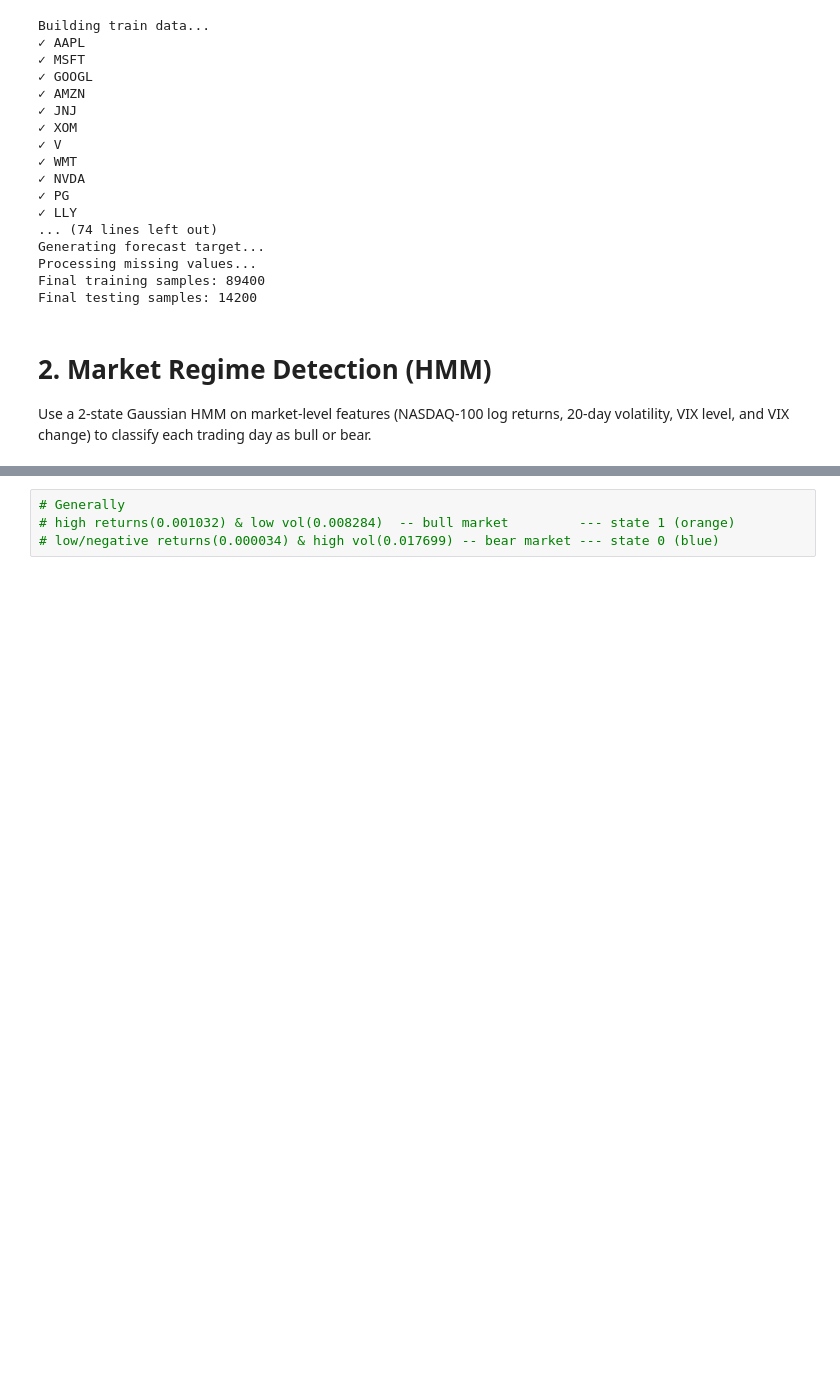
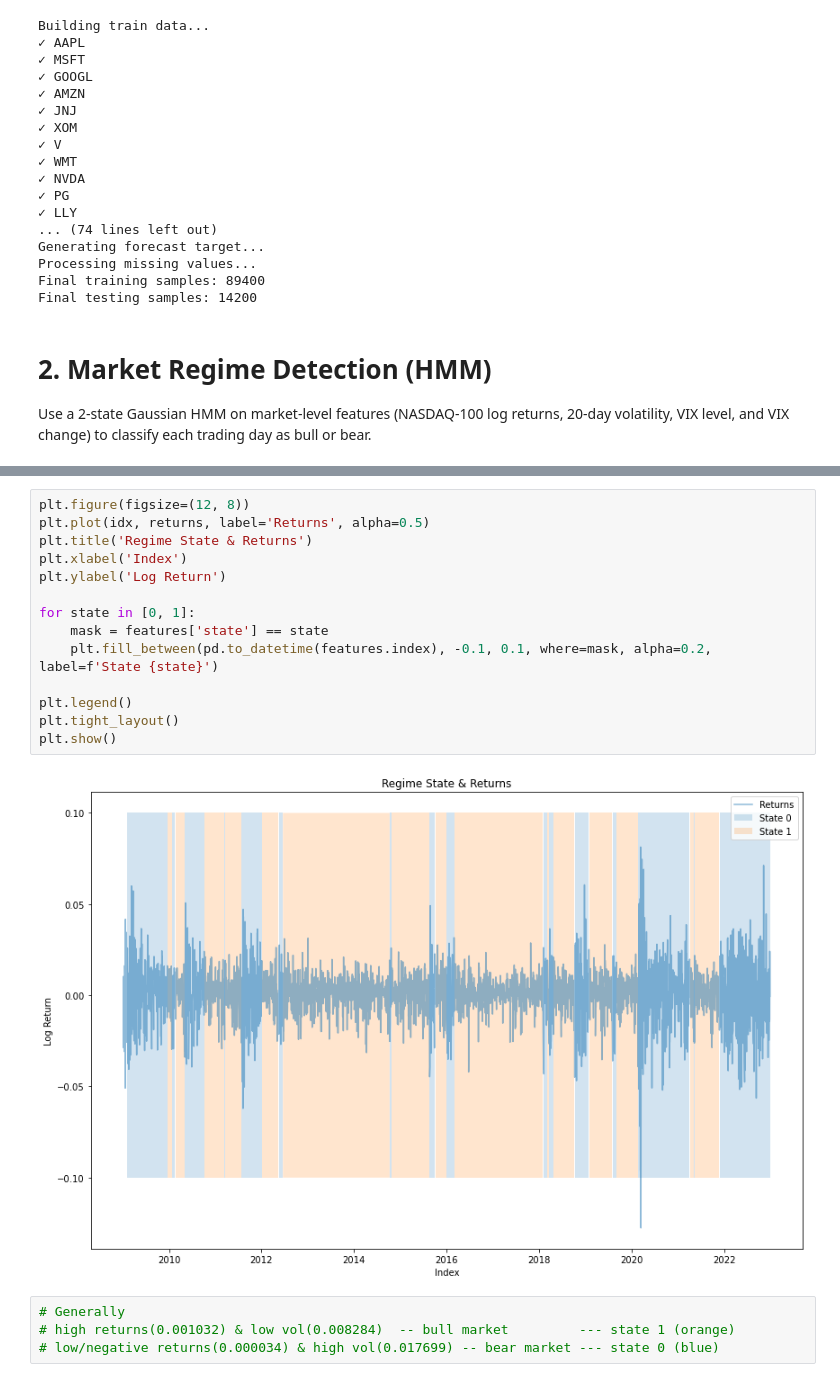
Before and after one commit to wtwwgegric/SDSC4009_prj, a Jupyter notebook: grp_project_1_v2.ipynb, the cells around one changed output, grey strips where cells are left out. Saved outputs shown, nothing was run; the diff lists cells and outputs as text; blank space fills up the shorter version.

```diff
--- a/grp_project_1_v2.ipynb
+++ b/grp_project_1_v2.ipynb
@@ -293,3 +296,19 @@ Name: count, dtype: int64
+# %%
+plt.figure(figsize=(12, 8))
+plt.plot(idx, returns, label='Returns', alpha=0.5)
+plt.title('Regime State & Returns')
+plt.xlabel('Index')
+plt.ylabel('Log Return')
+
+for state in [0, 1]:
+    mask = features['state'] == state
+    plt.fill_between(pd.to_datetime(features.index), -0.1, 0.1, where=mask, alpha=0.2, label=f'State {state}')
+
+plt.legend()
+plt.tight_layout()
+plt.show()
+# %% [output]
+[figure, added]
 # %%
 # Generally
 # high returns(0.001032) & low vol(0.008284)  -- bull market         --- state 1 (orange)
```
Also changed, not shown: parts of 8 cells of this notebook, 13 other files.
